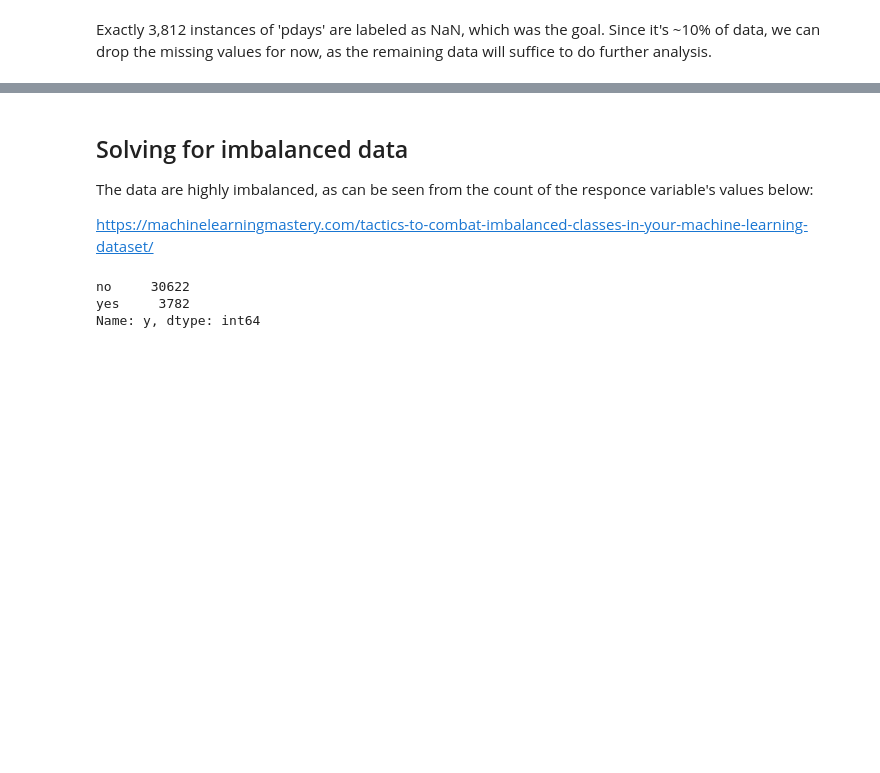
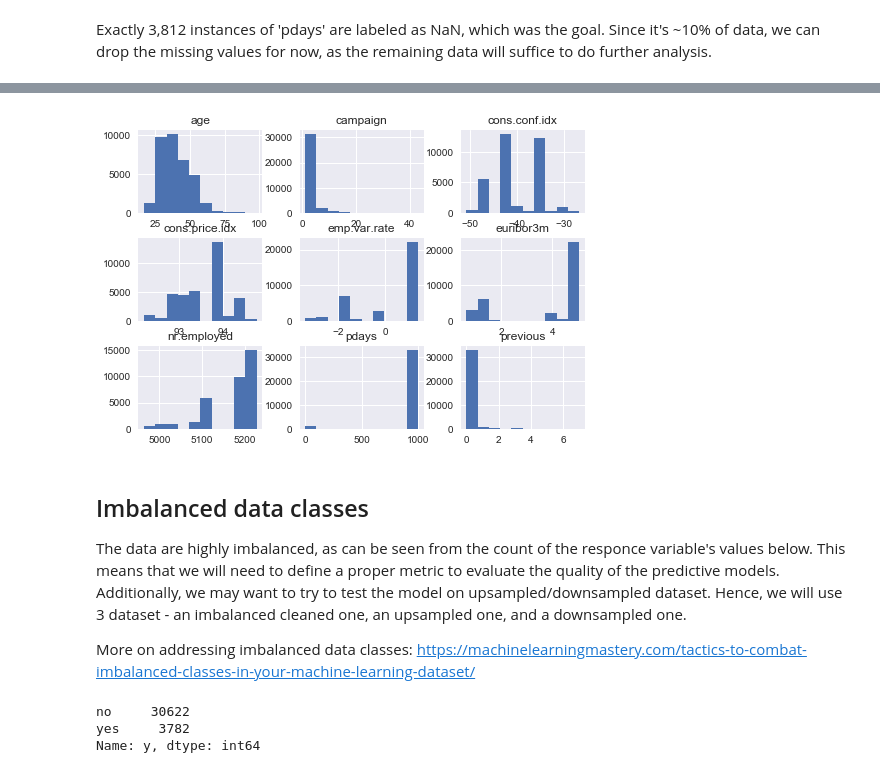
Before and after one commit to mamnunam/Springboard_Data_Science_track, a Jupyter notebook: Capstone_1/Capstone_project_1.ipynb, the cells around one changed output, grey strips where cells are left out. Drawn from its saved outputs; the diff is of its cells as text; code cells hidden in the pictures; blank space fills up the shorter version.

```diff
--- a/Capstone_1/Capstone_project_1.ipynb
+++ b/Capstone_1/Capstone_project_1.ipynb
@@ -511,8 +590,13 @@ memory usage: 3.7+ MB
+# %%
+_ = df_cleaned.hist()
+# %% [output]
+[figure, added]
 # %% [markdown]
-## Solving for imbalanced data
+## Imbalanced data classes
 
-The data are highly imbalanced, as can be seen from the count of the responce variable's values below:
+The data are highly imbalanced, as can be seen from the count of the responce variable's values below. This means that we will need to define a proper metric to evaluate the quality of the predictive models. Additionally, we may want to try to test the model on upsampled/downsampled dataset. Hence, we will use 3 dataset - an imbalanced cleaned one, an upsampled one, and a downsampled one.
 
+More on addressing imbalanced data classes:
 https://machinelearningmastery.com/tactics-to-combat-imbalanced-classes-in-your-machine-learning-dataset/
 # %%
 #Checking the degree of imbalance
```
Also changed, not shown: parts of 13 cells of this notebook.
